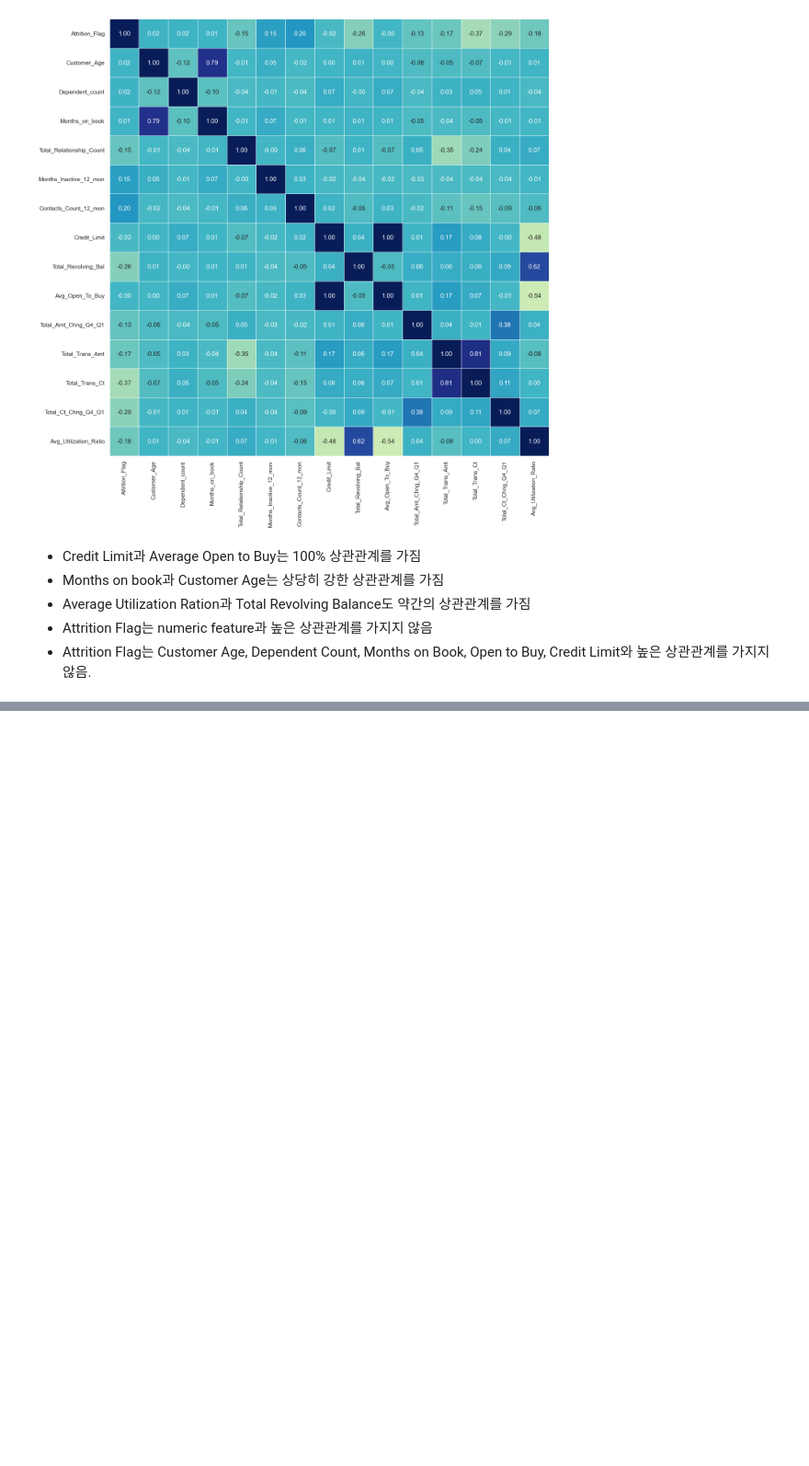
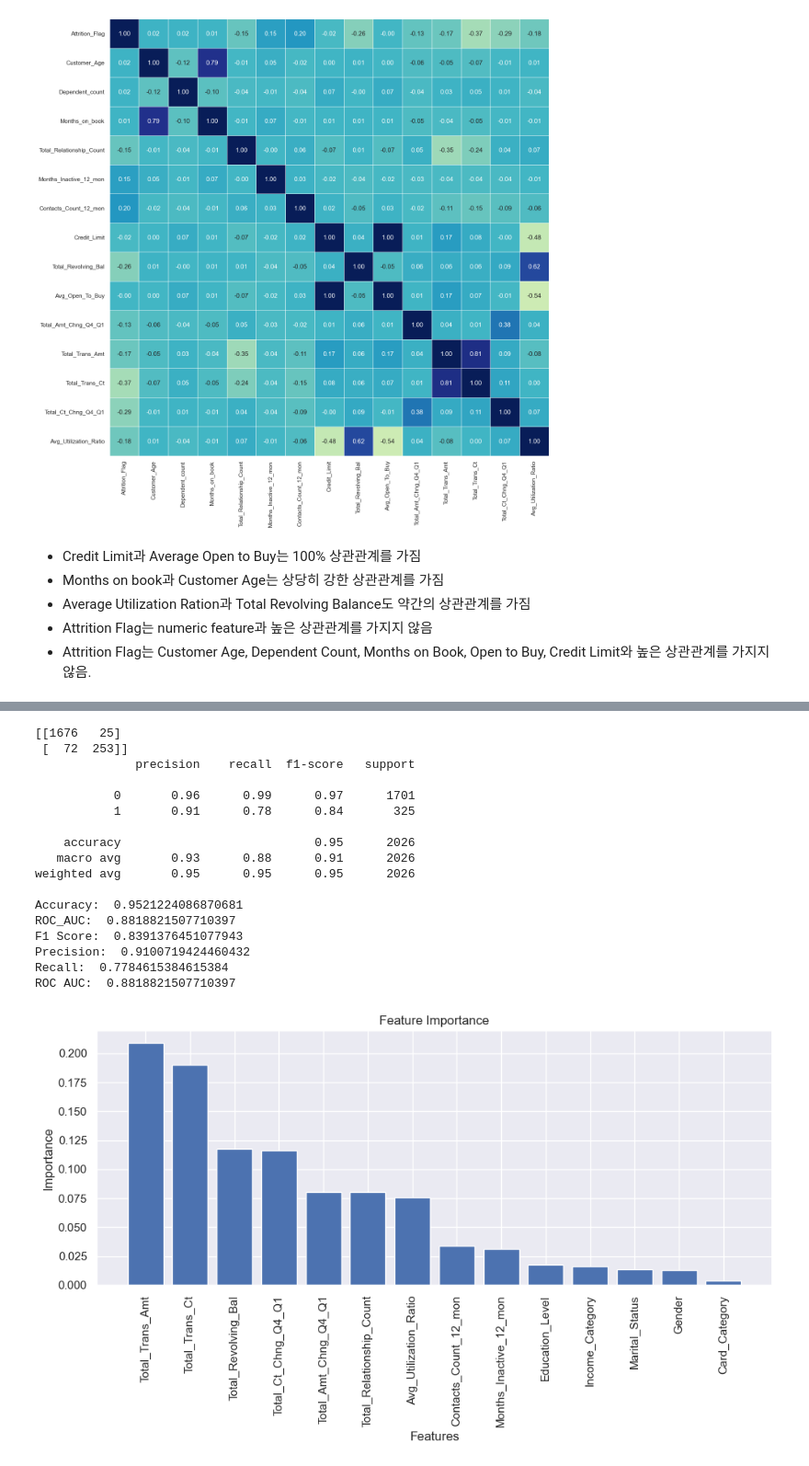
Before and after one commit to geneeol/data-analysis, a Jupyter notebook: bank_churn.ipynb, the cells around one changed output, grey strips where cells are left out. Shown at 92% size. Cells and saved outputs as stored; diff of their text form; code cells hidden in the pictures; blank space fills up the shorter version.

```diff
--- a/bank_churn.ipynb
+++ b/bank_churn.ipynb
@@ -476,0 +488,64 @@ ROC AUC:  0.8935486425726232
+# %%
+# 향상된 모델
+
+# df_model['Attrition_Flag'] = df_model['Attrition_Flag'].map({'Existing Customer': 1, 'Attrited Customer': 0})
+# df_oh=pd.get_dummies(df_model)
+# df_oh['Attrition_Flag'] = df_oh['Attrition_Flag'].map({1: 'Existing Customer', 0: 'Attrited Customer'})
+# list(df_oh.columns)
+
+columns_to_drop = ["Credit_Limit", "Dependent_count", "Months_on_book", "Avg_Open_To_Buy", "Customer_Age"]
+df_model= df.drop(columns=columns_to_drop)
+df_model['Attrition_Flag'] = df_model['Attrition_Flag'].map(codes).astype(int)
+lb_encoder = LabelEncoder()
+for col in cat_cols:
+    if col in columns_to_drop:
+        continue
+    df_model[col] = lb_encoder.fit_transform(df_model[col])
+
+x_train, x_test, y_train, y_test = train_test_split(df_model.drop('Attrition_Flag', axis=1), df_model['Attrition_Flag'], test_size=0.2, random_state=42, stratify=df_model['Attrition_Flag'])
+rf_clf = RandomForestClassifier(n_estimators=100, random_state=42)
+rf_clf = rf_clf.fit(x_train, y_train)
+y_pred = rf_clf.predict(x_test)
+print(confusion_matrix(y_test, y_pred))
+print(classification_report(y_test, y_pred))
+print("Accuracy: ", accuracy_score(y_test, y_pred))
+print("ROC_AUC: ", roc_auc_score(y_test, y_pred))
+print("F1 Score: ", f1_score(y_test, y_pred))
+print("Precision: ", precision_score(y_test, y_pred))
+print("Recall: ", recall_score(y_test, y_pred))
+print("ROC AUC: ", roc_auc_score(y_test, y_pred))
+
+importances = rf_clf.feature_importances_
+
+feature_names = x_train.columns
+
+indices = np.argsort(importances)[::-1]
+
+# Plot the feature importances
+plt.figure(figsize=(10, 6))
+plt.title("Feature Importance")
+plt.bar(range(x_train.shape[1]), importances[indices], align="center")
+plt.xticks(range(x_train.shape[1]), feature_names[indices], rotation=90)
+plt.xlabel("Features")
+plt.ylabel("Importance")
+plt.tight_layout()
+plt.show()
+# %% [output]
+[[1676   25]
+ [  72  253]]
+              precision    recall  f1-score   support
+
+           0       0.96      0.99      0.97      1701
+           1       0.91      0.78      0.84       325
+
+    accuracy                           0.95      2026
+   macro avg       0.93      0.88      0.91      2026
+weighted avg       0.95      0.95      0.95      2026
+
+Accuracy:  0.9521224086870681
+ROC_AUC:  0.8818821507710397
+F1 Score:  0.8391376451077943
+Precision:  0.9100719424460432
+Recall:  0.7784615384615384
+ROC AUC:  0.8818821507710397
+[figure, added]
```
Also changed, not shown: parts of 15 cells of this notebook.
